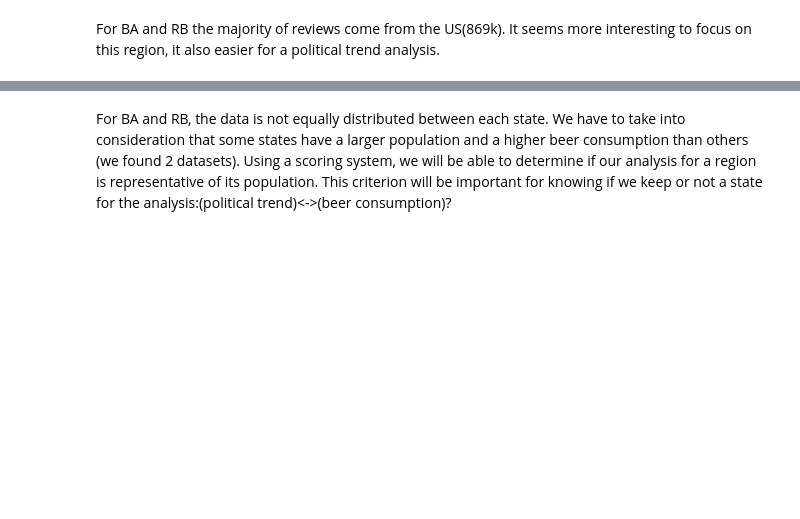
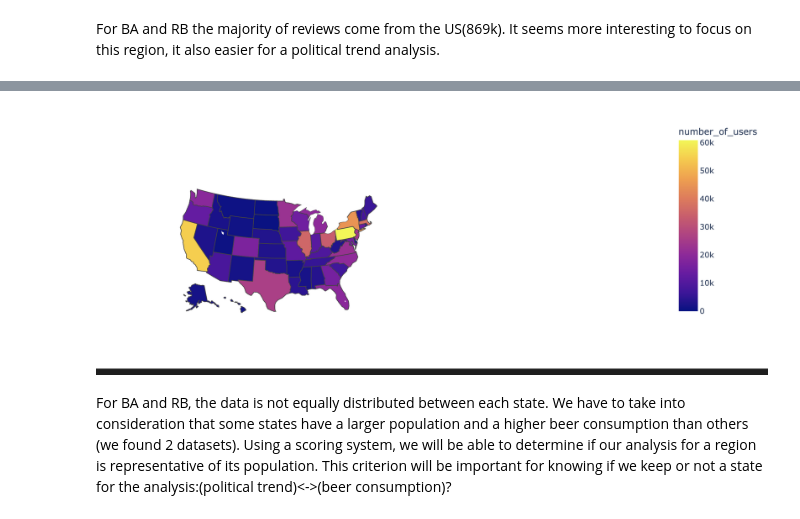
Before and after one commit to epfl-ada/ada-2022-project-datalcoholic, a Jupyter notebook: datalcholic_project_1.ipynb, the cells around one changed output, grey strips where cells are left out. Drawn from its saved outputs; the diff is of its cells as text; code cells hidden in the pictures; blank space fills up the shorter version.

```diff
--- a/datalcholic_project_1.ipynb
+++ b/datalcholic_project_1.ipynb
@@ -150,4 +154,6 @@ fig = px.choropleth(count_contry_users_BA,
                     color='number_of_users'
                     )
 fig.show()
+
+display.Image("./png3.png")
 # %% [output]
@@ -155,2 +160,3 @@ fig.show()
+[figure, added]
 # %% [markdown]
 For BA and RB, the data is not equally distributed between each state. We have to take into consideration that some states have a larger population and a higher beer consumption than others (we found 2 datasets). Using a scoring system, we will be able to determine if our analysis for a region is representative of its population. This criterion will be important for knowing if we keep or not a state for the analysis:(political trend)<->(beer consumption)?
```
Also changed, not shown: parts of 3 cells of this notebook, 3 other files.
